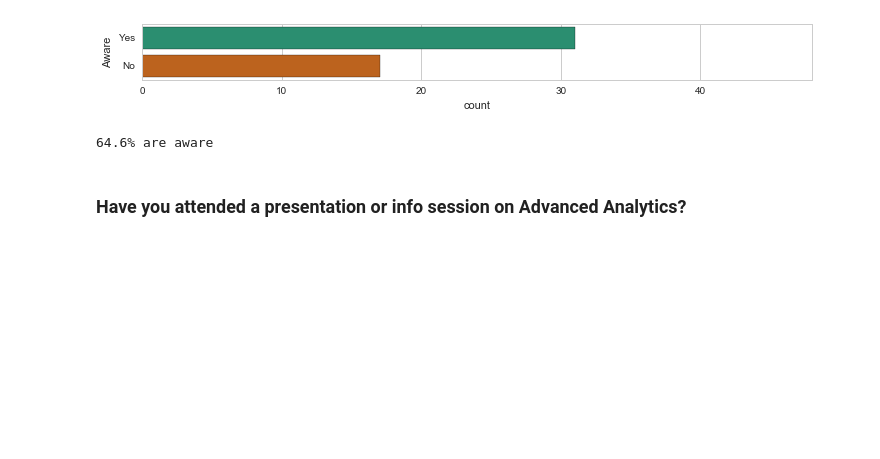
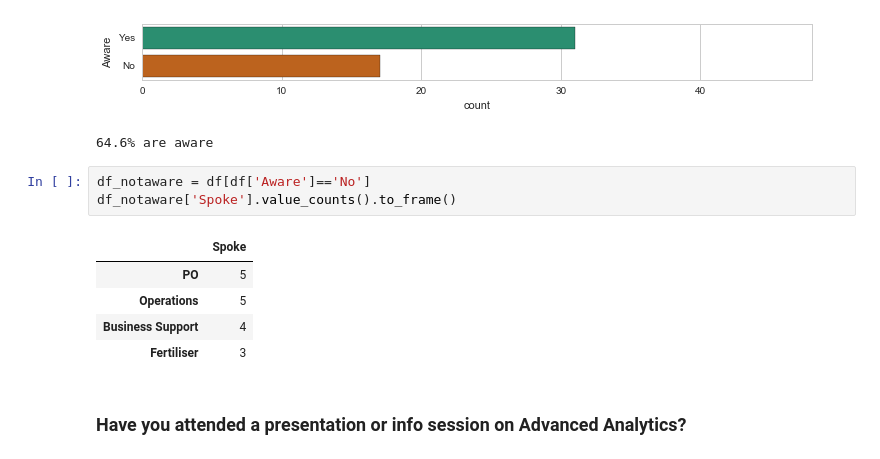
Before and after one commit to clijda/SurveyResults, a Jupyter notebook: AA Survey Results.ipynb, the cells around one changed output. Drawn from its saved outputs; the diff is of its cells as text; blank space fills up the shorter version.

```diff
--- a/AA Survey Results.ipynb
+++ b/AA Survey Results.ipynb
@@ -36,6 +77,15 @@ print("%.1f" % pct + "% are aware")
 # %% [output]
 [figure]
 64.6% are aware
+# %%
+df_notaware = df[df['Aware']=='No']
+df_notaware['Spoke'].value_counts().to_frame()
+# %% [output]
+|  | Spoke |
+| PO | 5 |
+| Operations | 5 |
+| Business Support | 4 |
+| Fertiliser | 3 |
 # %% [markdown]
 ### Have you attended a presentation or info session on Advanced Analytics?
 # %%
```
Also changed, not shown: parts of 8 cells of this notebook.
